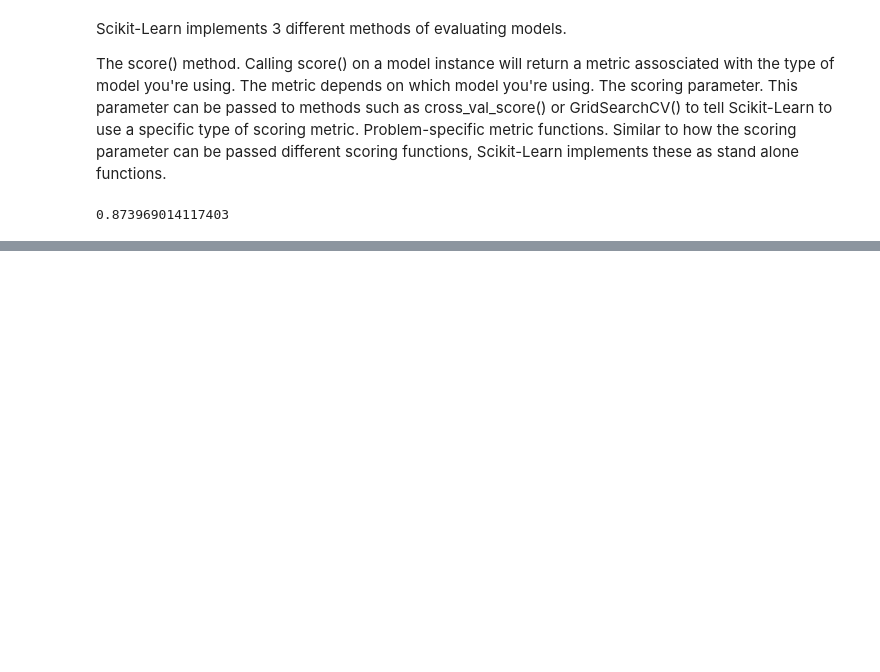
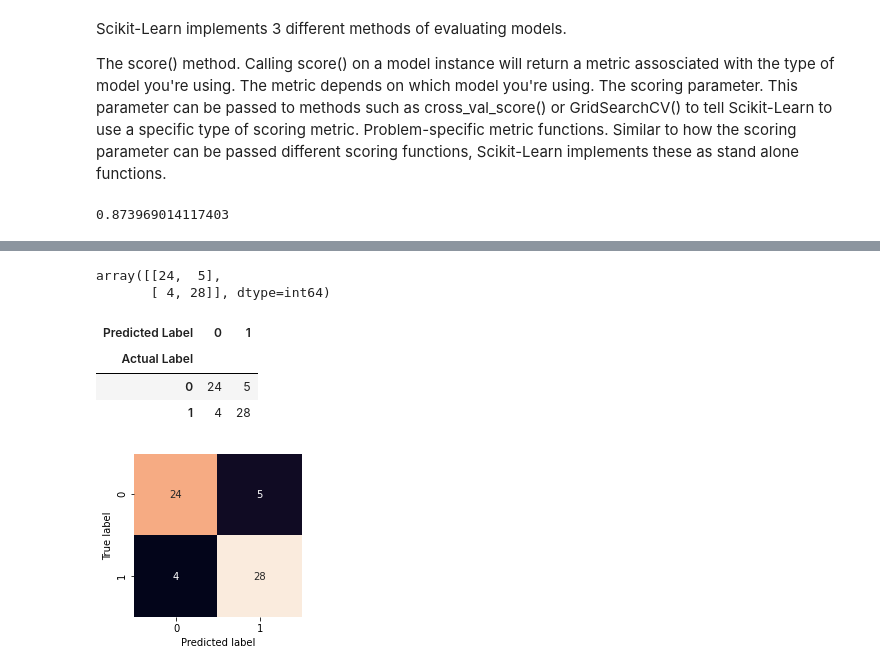
Before and after one commit to buriihenry/Machine_Learning-1, a Jupyter notebook: End to End ML/End to end ML Project.ipynb, the cells around one changed output, grey strips where cells are left out. Drawn from its saved outputs; the diff is of its cells as text; code cells hidden in the pictures; blank space fills up the shorter version.

```diff
--- a/End to End ML/End to end ML Project.ipynb
+++ b/End to End ML/End to end ML Project.ipynb
@@ -891,3 +891,25 @@ model.fit(X_train, y_train);
 model.score(X_test, y_test)
 # %% [output]
 0.873969014117403
+# %%
+# Import cross_val_score from the model_selection module
+from sklearn.model_selection import cross_val_score
+
+# Import the RandomForestClassifier model class from the ensemble module
+from sklearn.ensemble import RandomForestClassifier
+
+# Setup random seed
+np.random.seed(42)
+
+# Split the data into X (features/data) and y (target/labels)
+X = heart_disease.drop("target", axis=1)
+y = heart_disease["target"]
+
+# Split into train and test sets
+X_train, X_test, y_train, y_test = train_test_split(X, y, test_size=0.2)
+
+# Instantiate the model (on the training set)
+clf = RandomForestClassifier()
+
+# Call the fit method on the model and pass it training data
+clf.fit(X_train, y_train);
@@ -893,0 +1021,37 @@ model.score(X_test, y_test)
+# %%
+from sklearn.metrics import confusion_matrix
+
+y_preds = clf.predict(X_test)
+
+confusion_matrix(y_test, y_preds)
+# %% [output]
+array([[24,  5],
+       [ 4, 28]], dtype=int64)
+# %%
+pd.crosstab(y_test,
+            y_preds,
+            rownames=["Actual Label"],
+            colnames=["Predicted Label"])
+# %% [output]
+| Predicted Label | 0 | 1 |
+| Actual Label |  |  |
+| 0 | 24 | 5 |
+| 1 | 4 | 28 |
+# %%
+import seaborn as sns
+def plot_conf_mat(conf_mat):
+    """
+    Plots a confusion matrix using Seaborn's heatmap().
+    """
+    fig, ax = plt.subplots(figsize=(3, 3))
+    ax = sns.heatmap(conf_mat,
+                     annot=True, # Annotate the boxes
+                     cbar=False)
+    plt.xlabel('Predicted label')
+    plt.ylabel('True label');
+
+conf_mat=confusion_matrix(y_test, y_preds)
+
+plot_conf_mat(conf_mat)
+# %% [output]
+[figure, added]
```
Also changed, not shown: parts of 26 cells of this notebook, 1 other file.
